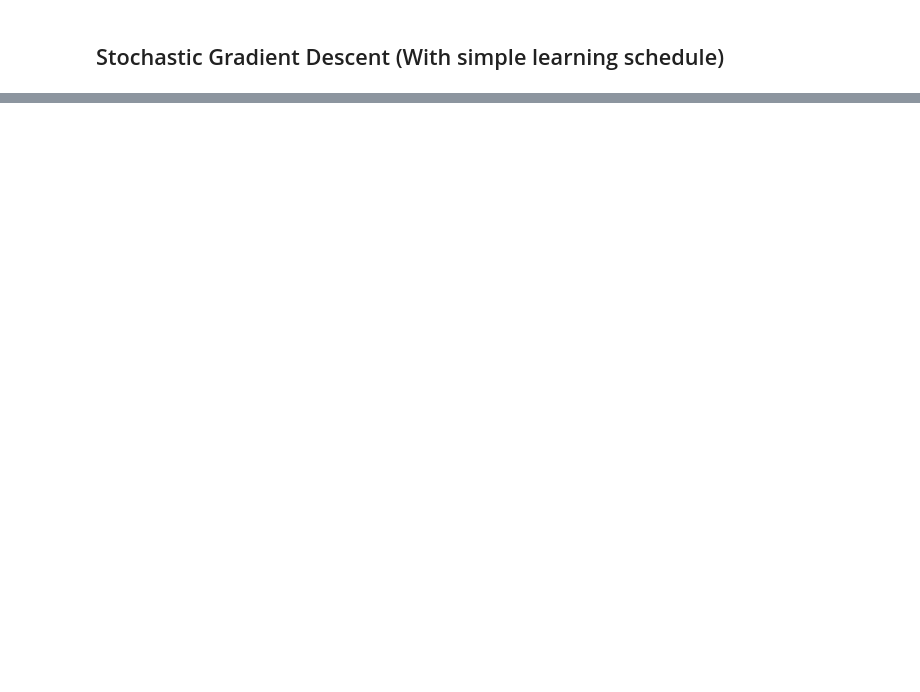
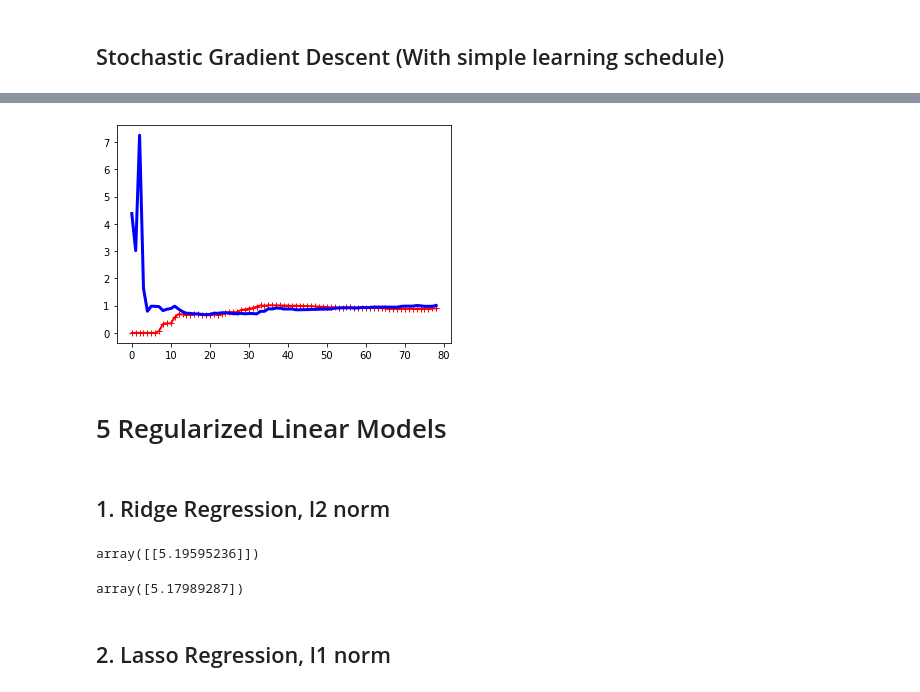
Before and after one commit to lbleal1/Hands-On-ML-Aurelien, a Jupyter notebook: chap4_training-models/chap4_training_models.ipynb, the cells around one changed output, grey strips where cells are left out. Drawn from its saved outputs; the diff is of its cells as text; code cells hidden in the pictures; blank space fills up the shorter version.

```diff
--- a/chap4_training-models/chap4_training_models.ipynb
+++ b/chap4_training-models/chap4_training_models.ipynb
@@ -125,0 +271,33 @@ sgd_reg.intercept_, sgd_reg.coef_
+# %%
+from sklearn.pipeline import Pipeline
+
+polynomial_regression = Pipeline([
+          ("poly_features", PolynomialFeatures(degree=6, include_bias=False)),
+          ("lin_reg", LinearRegression()),
+])
+
+plot_learning_curves(polynomial_regression, X, y)
+# %% [output]
+[figure, added]
+# %% [markdown]
+# 5 Regularized Linear Models
+# %% [markdown]
+## 1. Ridge Regression, l2 norm
+# %%
+# closed-form solution
+from sklearn.linear_model import Ridge
+
+ridge_reg = Ridge(alpha=1, solver="cholesky")
+ridge_reg.fit(X,y)
+ridge_reg.predict([[1.5]])
+# %% [output]
+array([[5.19595236]])
+# %%
+# using SGD
+sgd_reg = SGDRegressor(penalty="l2")
+sgd_reg.fit(X, y.ravel())
+sgd_reg.predict([[1.5]])
+# %% [output]
+array([5.17989287])
+# %% [markdown]
+## 2. Lasso Regression, l1 norm
```
Also changed, not shown: parts of 40 cells of this notebook.
